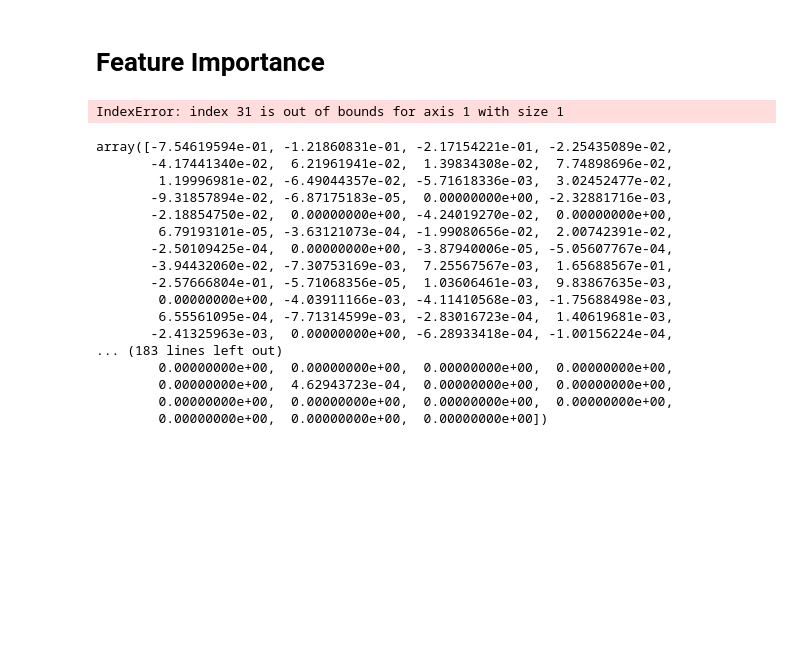
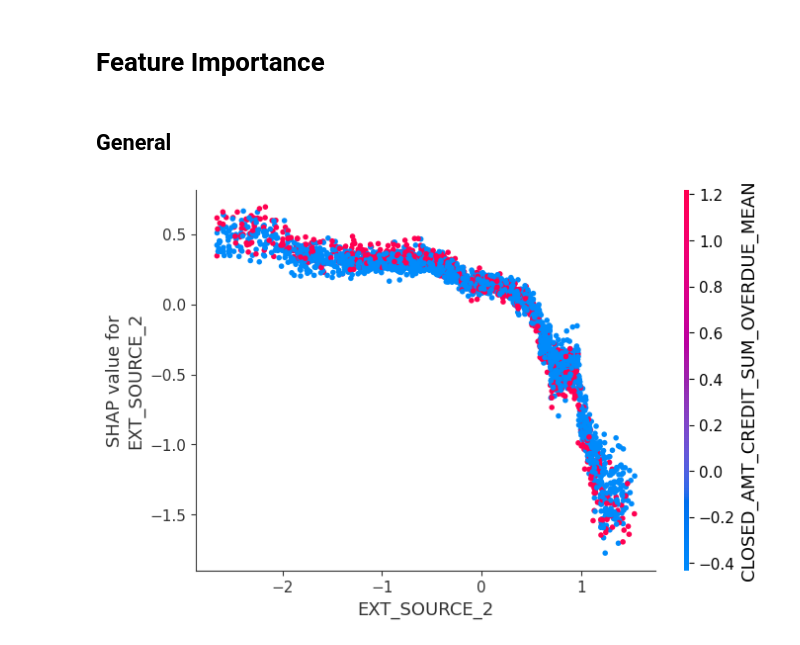
Before and after one commit to Nacim-B/Credit-Default-Risk-Scoring-Model-, a Jupyter notebook: Modelisation.ipynb, the cells around one changed output. Drawn from its saved outputs; the diff is of its cells as text; code cells hidden in the pictures; blank space fills up the shorter version.

Commit message:
feature importance general

```diff
--- a/Modelisation.ipynb
+++ b/Modelisation.ipynb
@@ -837,30 +837,12 @@ plot_confusion_matrix(cf_matrix_xgb)
 [figure]
 # %% [markdown]
 # Feature Importance
+# %% [markdown]
+## General
 # %%
 shap_values = shap.TreeExplainer(best_model.named_steps['classifier']).shap_values(X1_test)
 # %%
 #exemple with one feature:
-shap.dependence_plot("EXT_SOURCE_2", shap_values[1], X1_test,feature_names=X1.columns)
+shap.dependence_plot("EXT_SOURCE_2", shap_values, X1_test,feature_names=X1.columns)
 # %% [output]
-IndexError: index 31 is out of bounds for axis 1 with size 1
+[figure, added]
-# %%
-shap_values[1]
-# %% [output]
-array([-7.54619594e-01, -1.21860831e-01, -2.17154221e-01, -2.25435089e-02,
-       -4.17441340e-02,  6.21961941e-02,  1.39834308e-02,  7.74898696e-02,
-        1.19996981e-02, -6.49044357e-02, -5.71618336e-03,  3.02452477e-02,
-       -9.31857894e-02, -6.87175183e-05,  0.00000000e+00, -2.32881716e-03,
-       -2.18854750e-02,  0.00000000e+00, -4.24019270e-02,  0.00000000e+00,
-        6.79193101e-05, -3.63121073e-04, -1.99080656e-02,  2.00742391e-02,
-       -2.50109425e-04,  0.00000000e+00, -3.87940006e-05, -5.05607767e-04,
-       -3.94432060e-02, -7.30753169e-03,  7.25567567e-03,  1.65688567e-01,
-       -2.57666804e-01, -5.71068356e-05,  1.03606461e-03,  9.83867635e-03,
-        0.00000000e+00, -4.03911166e-03, -4.11410568e-03, -1.75688498e-03,
-        6.55561095e-04, -7.71314599e-03, -2.83016723e-04,  1.40619681e-03,
-       -2.41325963e-03,  0.00000000e+00, -6.28933418e-04, -1.00156224e-04,
-... (183 lines left out)
-        0.00000000e+00,  0.00000000e+00,  0.00000000e+00,  0.00000000e+00,
-        0.00000000e+00,  4.62943723e-04,  0.00000000e+00,  0.00000000e+00,
-        0.00000000e+00,  0.00000000e+00,  0.00000000e+00,  0.00000000e+00,
-        0.00000000e+00,  0.00000000e+00,  0.00000000e+00])
```
Also changed, not shown: parts of 5 cells of this notebook.
